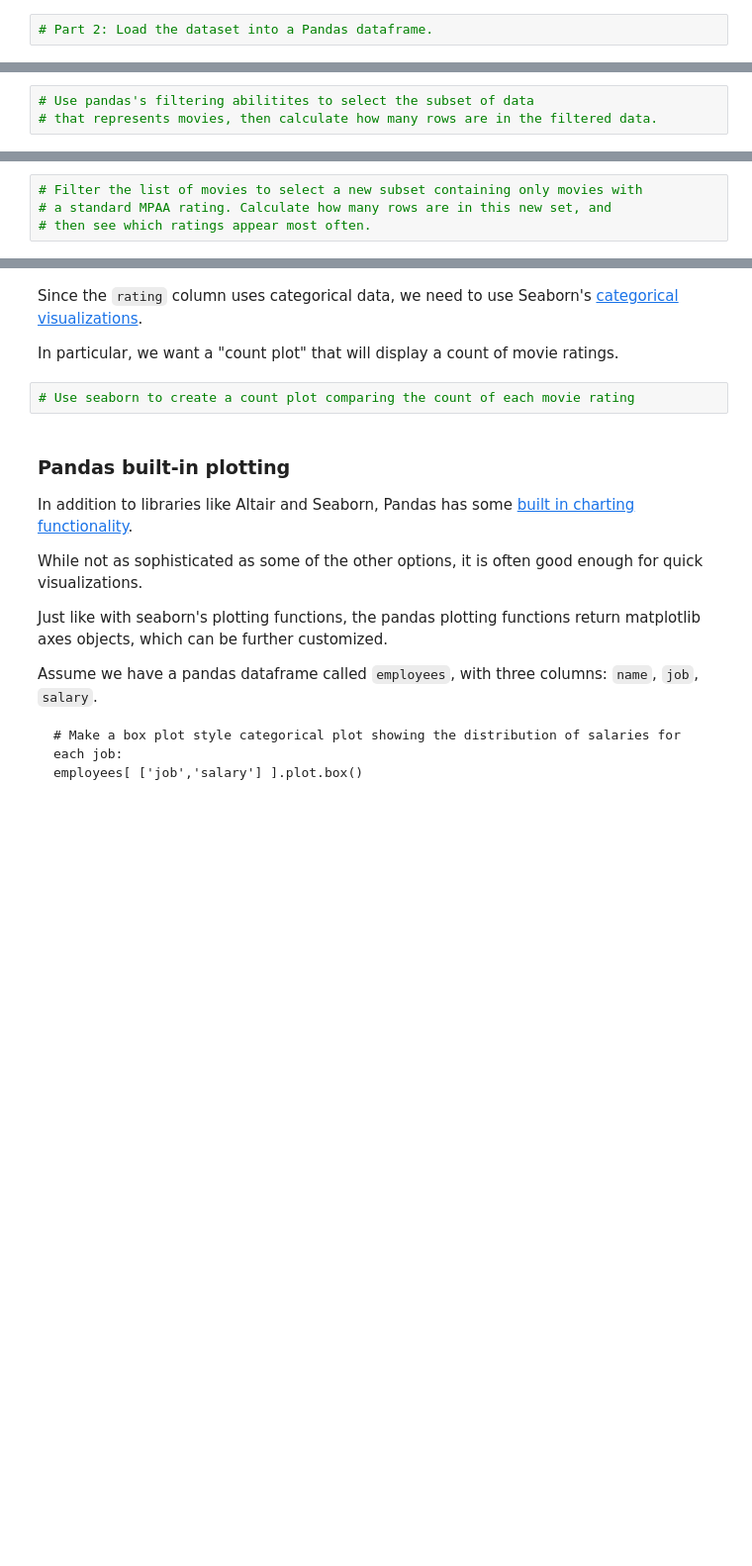
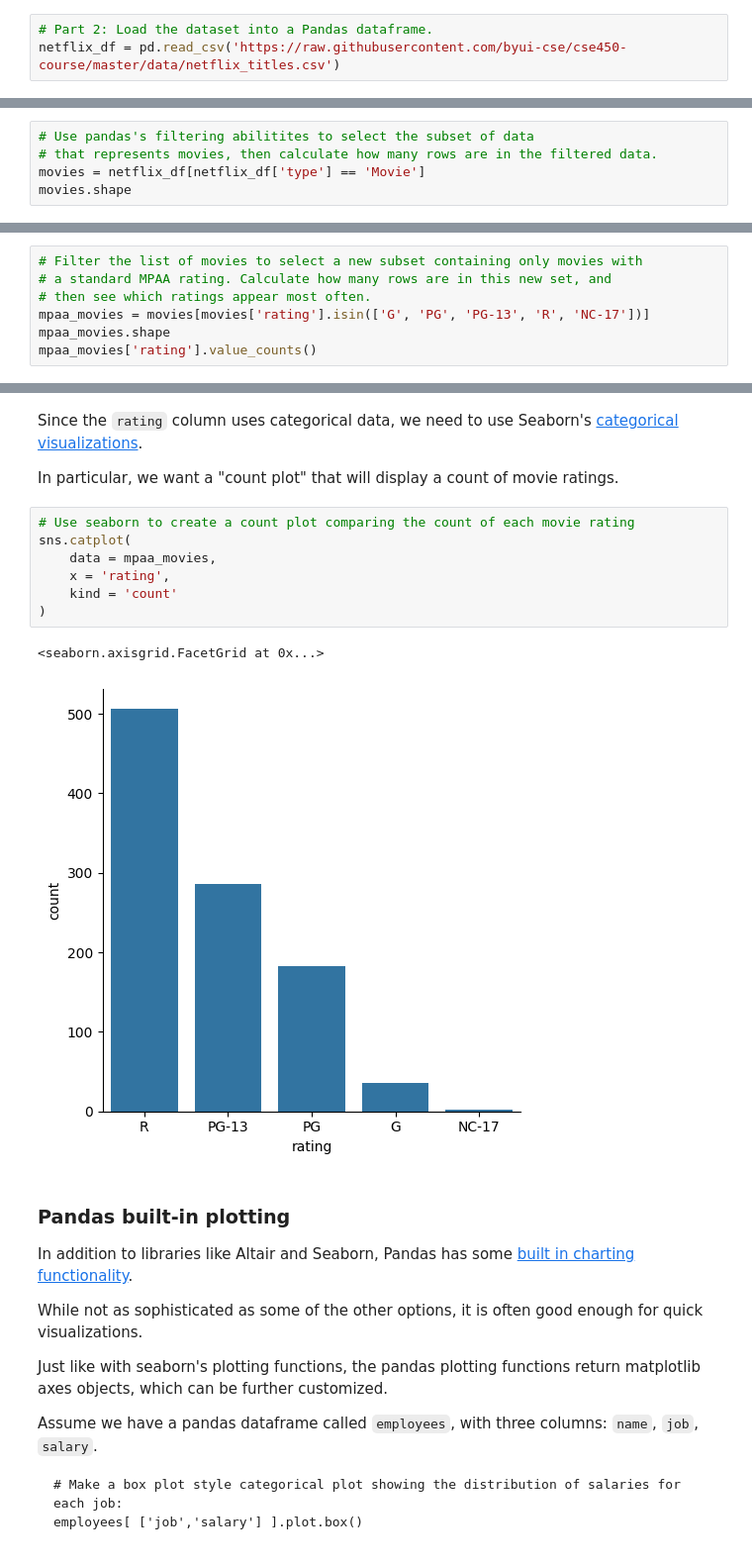
Before and after one commit to eyringspencer/eyringspencer.github.io, a Jupyter notebook: notebooks/Exploration_01.ipynb, the cells around one changed output, grey strips where cells are left out. Shown at 99% size. Saved outputs shown, nothing was run; the diff lists cells and outputs as text; blank space fills up the shorter version.

```diff
--- a/notebooks/Exploration_01.ipynb
+++ b/notebooks/Exploration_01.ipynb
@@ -44,5 +44,6 @@ Some questions you might ask include:
 * Do any of the columns have missing values?
 # %%
 # Part 2: Load the dataset into a Pandas dataframe.
+netflix_df = pd.read_csv('https://raw.githubusercontent.com/byui-cse/cse450-course/master/data/netflix_titles.csv')
 # %%
 # Then, explore the data by seeing what the first few rows look like.
@@ -57,3 +92,5 @@ Once we have the subset, we should see how many rows it contains. There are a [v
 # %%
 # Use pandas's filtering abilitites to select the subset of data
 # that represents movies, then calculate how many rows are in the filtered data.
+movies = netflix_df[netflix_df['type'] == 'Movie']
+movies.shape
@@ -74,3 +132,6 @@ Let's [filter some more](https://pandas.pydata.org/docs/getting_started/intro_tu
 # Filter the list of movies to select a new subset containing only movies with
 # a standard MPAA rating. Calculate how many rows are in this new set, and
 # then see which ratings appear most often.
+mpaa_movies = movies[movies['rating'].isin(['G', 'PG', 'PG-13', 'R', 'NC-17'])]
+mpaa_movies.shape
+mpaa_movies['rating'].value_counts()
@@ -165,6 +243,14 @@ Since the `rating` column uses categorical data, we need to use Seaborn's [categ
 In particular, we want a "count plot" that will display a count of movie ratings.
 # %%
 # Use seaborn to create a count plot comparing the count of each movie rating
+sns.catplot(
+    data = mpaa_movies,
+    x = 'rating',
+    kind = 'count'
+)
+# %% [output]
+<seaborn.axisgrid.FacetGrid at 0x...>
+[figure, added]
 # %% [markdown]
 ### Pandas built-in plotting
 In addition to libraries like Altair and Seaborn, Pandas has some [built in charting functionality](https://pandas.pydata.org/docs/getting_started/intro_tutorials/04_plotting.html).
```
Also changed, not shown: parts of 11 cells of this notebook.
